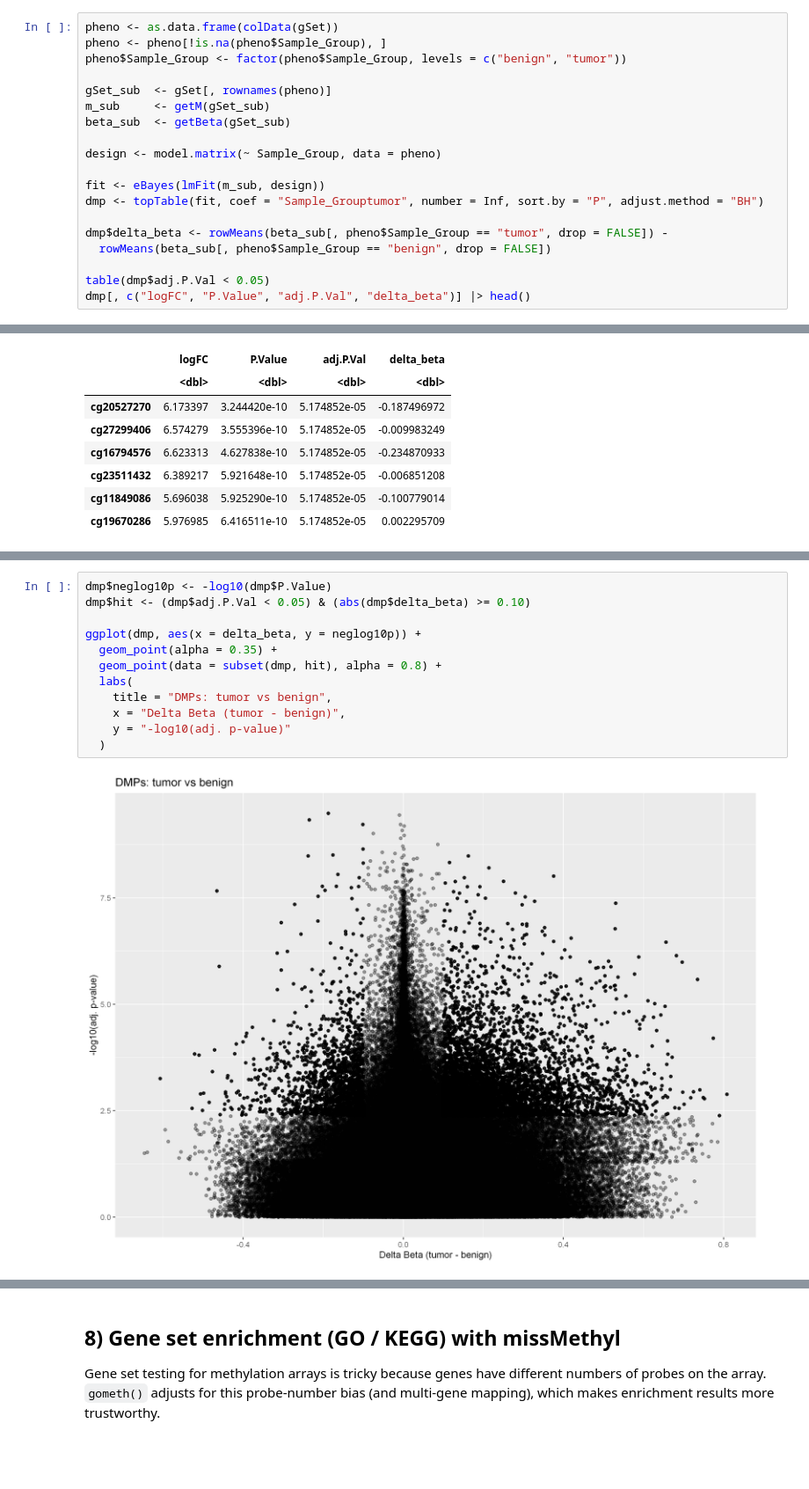
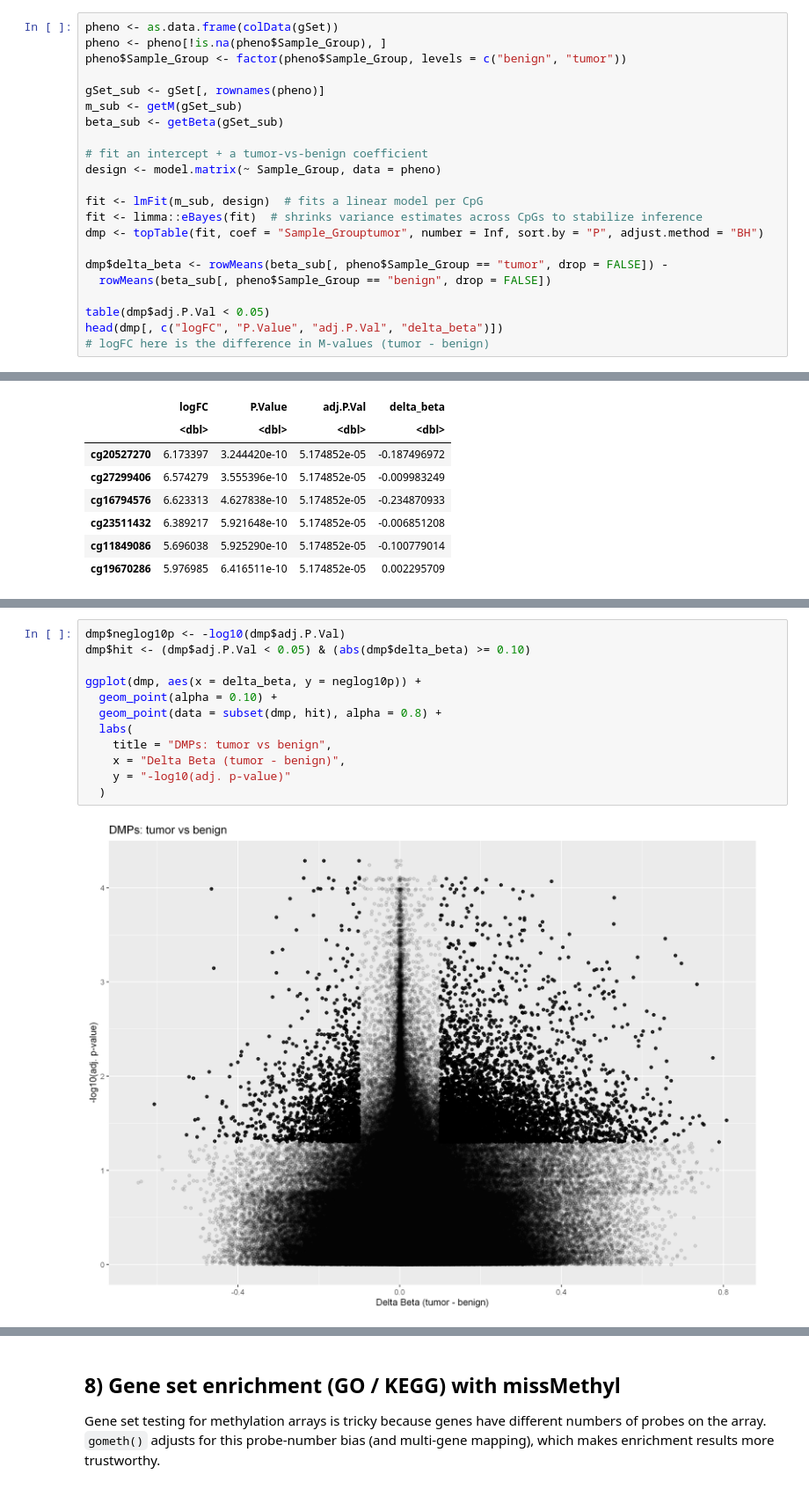
Before and after one commit to meshik/bioinformatics-code-hub, a Jupyter notebook: epigenomics/dna_methylation/r.ipynb, the cells around one changed output, grey strips where cells are left out. Shown at 88% size. Saved outputs shown, nothing was run; the diff lists cells and outputs as text; blank space fills up the shorter version.

```diff
--- a/epigenomics/dna_methylation/r.ipynb
+++ b/epigenomics/dna_methylation/r.ipynb
@@ -167,20 +168,23 @@ pheno <- as.data.frame(colData(gSet))
 pheno <- pheno[!is.na(pheno$Sample_Group), ]
 pheno$Sample_Group <- factor(pheno$Sample_Group, levels = c("benign", "tumor"))
 
-gSet_sub  <- gSet[, rownames(pheno)]
-m_sub     <- getM(gSet_sub)
-beta_sub  <- getBeta(gSet_sub)
+gSet_sub <- gSet[, rownames(pheno)]
+m_sub <- getM(gSet_sub)
+beta_sub <- getBeta(gSet_sub)
 
+# fit an intercept + a tumor-vs-benign coefficient
 design <- model.matrix(~ Sample_Group, data = pheno)
 
-fit <- eBayes(lmFit(m_sub, design))
+fit <- lmFit(m_sub, design)  # fits a linear model per CpG
+fit <- limma::eBayes(fit)  # shrinks variance estimates across CpGs to stabilize inference
 dmp <- topTable(fit, coef = "Sample_Grouptumor", number = Inf, sort.by = "P", adjust.method = "BH")
 
 dmp$delta_beta <- rowMeans(beta_sub[, pheno$Sample_Group == "tumor", drop = FALSE]) -
   rowMeans(beta_sub[, pheno$Sample_Group == "benign", drop = FALSE])
 
 table(dmp$adj.P.Val < 0.05)
-dmp[, c("logFC", "P.Value", "adj.P.Val", "delta_beta")] |> head()
+head(dmp[, c("logFC", "P.Value", "adj.P.Val", "delta_beta")])
+# logFC here is the difference in M-values (tumor - benign)
 # %% [output]
  FALSE   TRUE
 444120  39774
@@ -200,17 +204,17 @@ You typically look for CpGs with both strong statistical support and meaningful
 # %%
-dmp$neglog10p <- -log10(dmp$P.Value)
+dmp$neglog10p <- -log10(dmp$adj.P.Val)
 dmp$hit <- (dmp$adj.P.Val < 0.05) & (abs(dmp$delta_beta) >= 0.10)
 
 ggplot(dmp, aes(x = delta_beta, y = neglog10p)) +
-  geom_point(alpha = 0.35) +
+  geom_point(alpha = 0.10) +
   geom_point(data = subset(dmp, hit), alpha = 0.8) +
   labs(
     title = "DMPs: tumor vs benign",
     x = "Delta Beta (tumor - benign)",
     y = "-log10(adj. p-value)"
   )
 # %% [output]
-[figure, old version]
+[figure, new version]
 # %% [markdown]
 ## 7) Regional differential methylation (DMRs) with DMRcate
 
```
Also changed, not shown: parts of 6 cells of this notebook.
